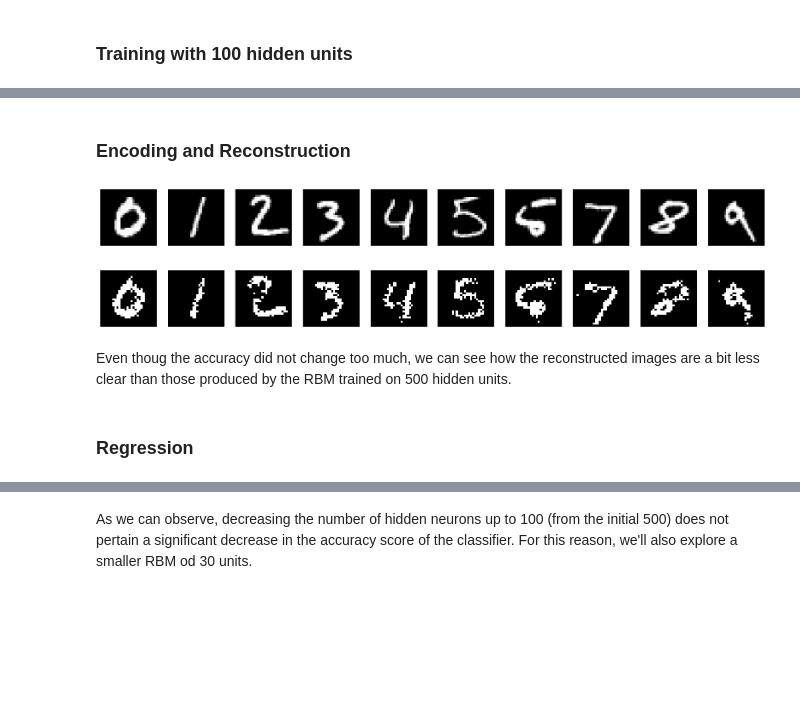
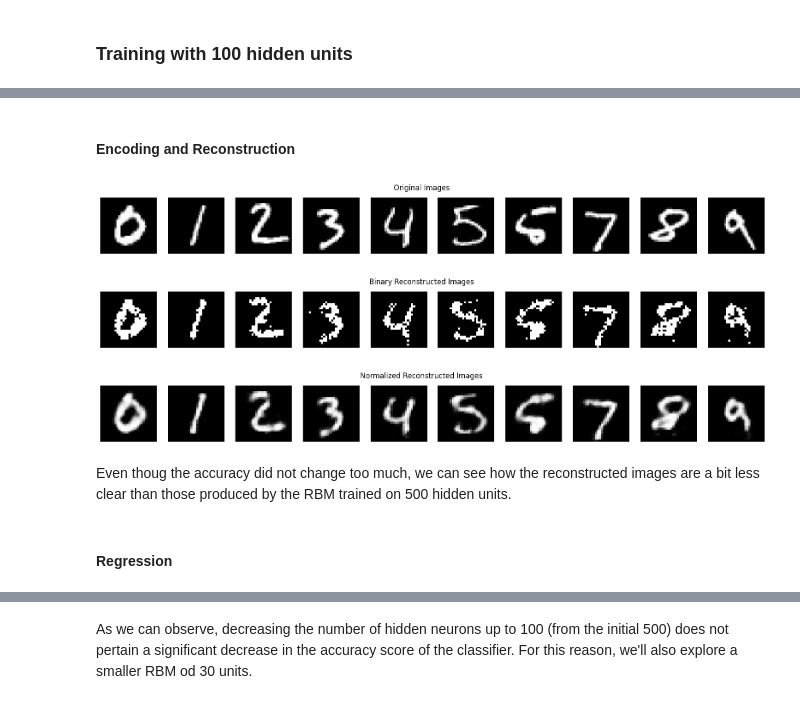
Before and after one commit to nicolapitzalis/quick-pattern-recognition, a Jupyter notebook: RBM.ipynb, the cells around one changed output, grey strips where cells are left out. Drawn from its saved outputs; the diff is of its cells as text; code cells hidden in the pictures; blank space fills up the shorter version.

```diff
--- a/RBM.ipynb
+++ b/RBM.ipynb
@@ -131,12 +131,12 @@ n_visible = 28 * 28  # Number of pixels in each image
 # %%
 n_hidden = 500
 
-rbm = RBM(n_visible, n_hidden, learning_rate=0.2)
+rbm = RBM(n_visible, n_hidden, learning_rate=0.1)
 
 # flatten the images
 train_flattened_images = train_images.reshape(-1, 28*28)
 test_flattened_images = test_images.reshape(-1, 28*28)
 
 # train the RBM
-rbm.cd_1(train_flattened_images, batch_size=64, max_epoch=10)
+rbm.cd_1(train_flattened_images, batch_size=64, max_epoch=20)
 # %% [output]
@@ -245,12 +266,12 @@ In the following we'll explore some more configurations of hyperparameters, espe
 # %%
 n_hidden = 100
 
-rbm = RBM(n_visible, n_hidden, learning_rate=0.2)
+rbm = RBM(n_visible, n_hidden, learning_rate=0.1)
 
 # Flatten the images
 train_flattened_images = train_images.reshape(-1, 28*28)
 test_flattened_images = test_images.reshape(-1, 28*28)
 
 # Train the RBM
-rbm.cd_1(train_flattened_images, batch_size=64, max_epoch=10)
+rbm.cd_1(train_flattened_images, batch_size=64, max_epoch=20)
 # %% [output]
@@ -267,33 +298,42 @@ Epoch: 9         Error: 0.0009840342015028
 # %% [markdown]
-### Encoding and Reconstruction
+#### Encoding and Reconstruction
-# %%
-fig, axes = plt.subplots(nrows=1, ncols=len(reshaped_images), figsize=(20, 2))
-
-for ax, image in zip(axes, reshaped_images):
-    ax.imshow(image, cmap='gray')
-    ax.axis('off')
-
-plt.show()
-# %% [output]
-[figure, removed]
 # %%
-recon_images = []
+binary_recon_images = []
+normalized_recon_images = []
 
 for im in og_images:
     bin_image = rbm.sample_from_p(im)
     _, sample_h = rbm.sample_from_h(bin_image)
-    _, sample_v = rbm.sample_from_v(sample_h)
-    recon_images.append(sample_v.astype(int).reshape(28, 28))
+    p_v, sample_v = rbm.sample_from_v(sample_h)
+    v_normalized = p_v * 255    # to scale back to gray scale from the p
 
-fig, axes = plt.subplots(nrows=1, ncols=len(recon_images), figsize=(20, 2))
+    binary_recon_images.append(sample_v.astype(int).reshape(28, 28))
+    normalized_recon_images.append(v_normalized.astype(int).reshape(28,28))
 
-for ax, image in zip(axes, recon_images):
+fig, axes = plt.subplots(nrows=1, ncols=len(reshaped_images), figsize=(20, 2))
+fig.suptitle("Original Images")
+for ax, image in zip(axes, reshaped_images):
     ax.imshow(image, cmap='gray')
     ax.axis('off')
+plt.show()
 
+fig, axes = plt.subplots(nrows=1, ncols=len(binary_recon_images), figsize=(20, 2))
+fig.suptitle("Binary Reconstructed Images")
+for ax, image in zip(axes, binary_recon_images):
+    ax.imshow(image, cmap='gray')
+    ax.axis('off')
 plt.show()
+
+fig, axes = plt.subplots(nrows=1, ncols=len(binary_recon_images), figsize=(20, 2))
+fig.suptitle("Normalized Reconstructed Images")
+for ax, image in zip(axes, normalized_recon_images):
+    ax.imshow(image, cmap='gray')
+    ax.axis('off')
+plt.show()
 # %% [output]
-[figure, old version]
+[figure, new version]
+[figure, added]
+[figure, added]
 # %% [markdown]
 Even thoug the accuracy did not change too much, we can see how the reconstructed images are a bit less clear than those produced by the RBM trained on 500 hidden units.
 # %%
@@ -315,7 +355,7 @@ for x in test_flattened_images:
 X_test = np.array(encoded_X)
 y_test = test_labels
 # %% [markdown]
-### Regression
+#### Regression
 # %%
 clf = LinearRegression().fit(X_train, y_train)
 # %%
```
Also changed, not shown: parts of 36 cells of this notebook.
